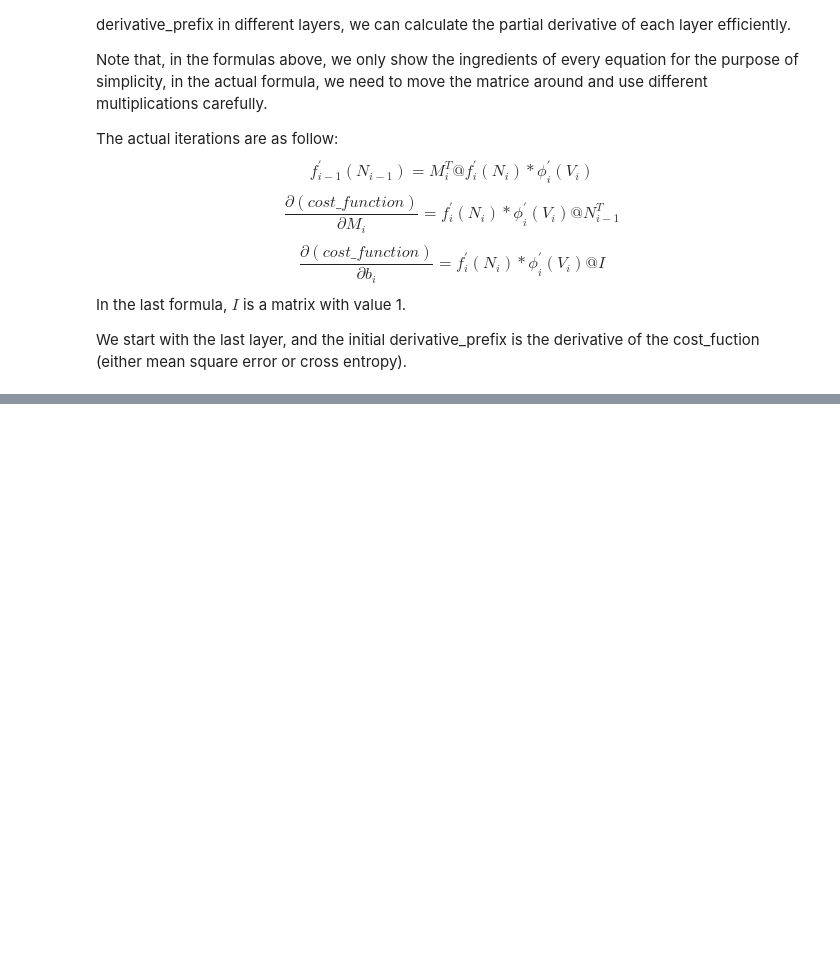
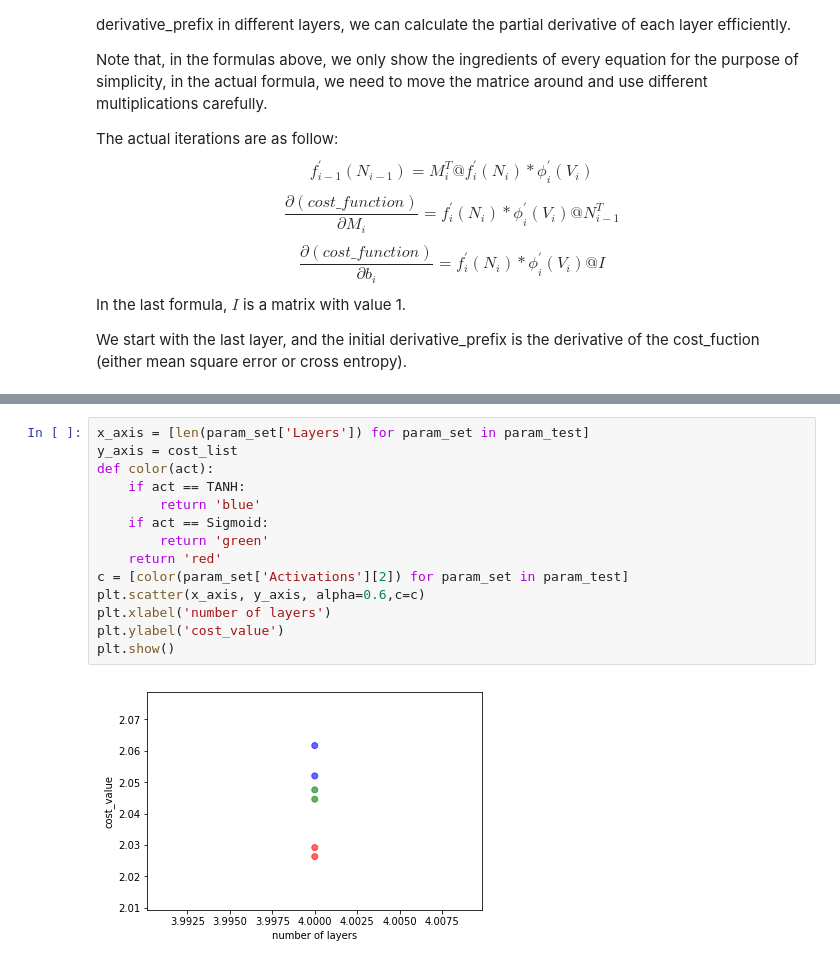
Before and after one commit to jamesothomas/MachineLearningPython, a Jupyter notebook: Lab4/Lab 4.ipynb, the cells around one changed output, grey strips where cells are left out. Saved outputs shown, nothing was run; the diff lists cells and outputs as text; blank space fills up the shorter version.

```diff
--- a/Lab4/Lab 4.ipynb
+++ b/Lab4/Lab 4.ipynb
@@ -382,0 +450,16 @@ Training is done!
+# %%
+x_axis = [len(param_set['Layers']) for param_set in param_test]
+y_axis = cost_list
+def color(act):
+    if act == TANH:
+        return 'blue'
+    if act == Sigmoid:
+        return 'green'
+    return 'red'
+c = [color(param_set['Activations'][2]) for param_set in param_test]
+plt.scatter(x_axis, y_axis, alpha=0.6,c=c)
+plt.xlabel('number of layers')
+plt.ylabel('cost_value')
+plt.show()
+# %% [output]
+[figure, added]
```
Also changed, not shown: parts of 25 cells of this notebook.
